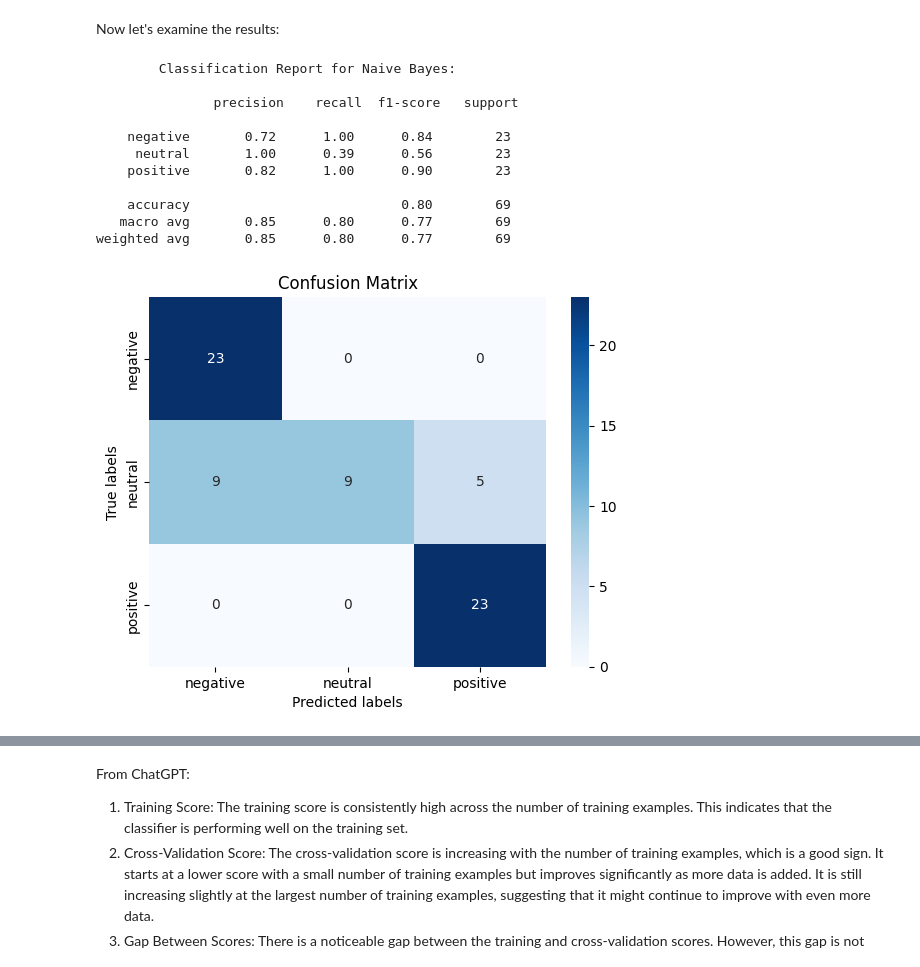
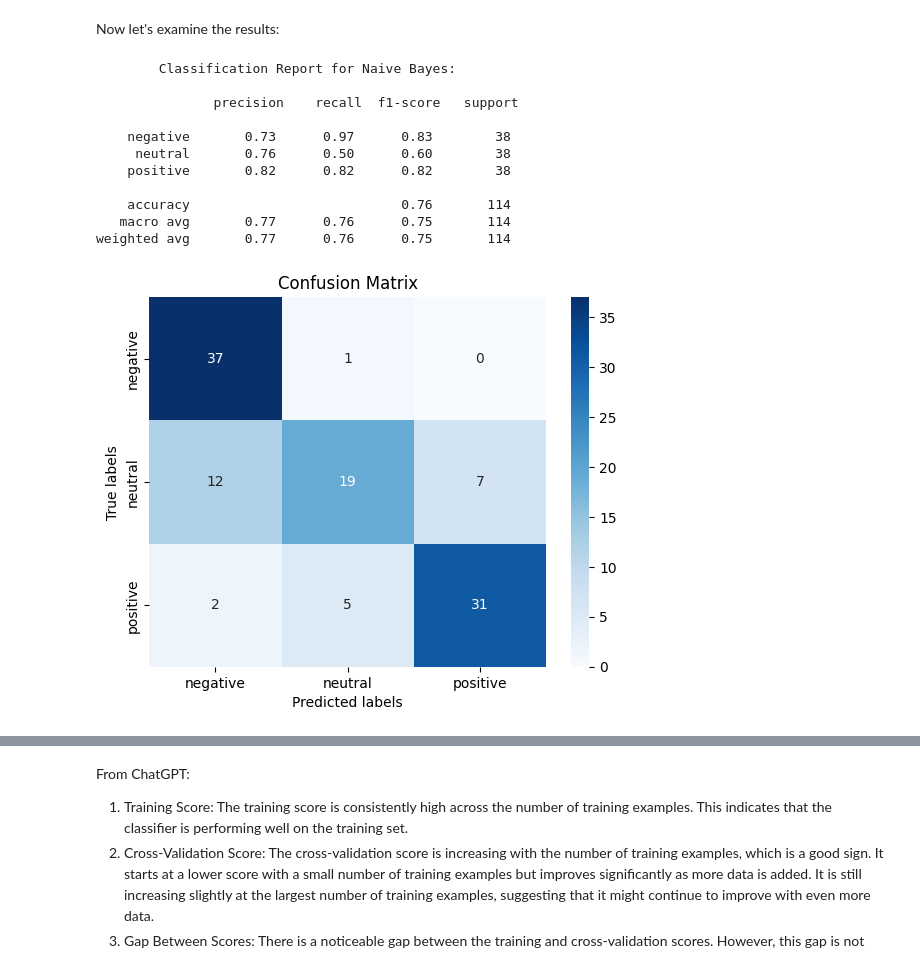
Before and after one commit to andreaseno/TwitterAnalysis, a Jupyter notebook: SentimentAnalysis.ipynb, the cells around one changed output, grey strips where cells are left out. Saved outputs shown, nothing was run; the diff lists cells and outputs as text; code cells hidden in the pictures.

```diff
--- a/SentimentAnalysis.ipynb
+++ b/SentimentAnalysis.ipynb
@@ -302,10 +218,5 @@ As you can see, there are 3 empty tweets after cleaning, and there are 1,827 tot
 # %%
-print(f'Total training rows before removing: {MultiClassTrain.shape[0]}')
-print(f'Total testing rows before removing: {MultiClassTest.shape[0]}')
-
-MultiClassTrain = MultiClassTrain[MultiClassTrain["text_len"] > text_len_threshhold]
-MultiClassTest = MultiClassTest[MultiClassTest["text_len"] > text_len_threshhold]
-
-print(f'Total training rows after removing: {MultiClassTrain.shape[0]}')
-print(f'Total testing rows after removing: {MultiClassTest.shape[0]}')
+print(f'Total rows before removing: {data.shape[0]}')
+data = data[data["text_len"] > text_len_threshhold]
+print(f'Total rows after removing: {data.shape[0]}')
 # %% [output]
@@ -361,7 +268,7 @@ Name: count, dtype: int64
 As you can see, the classes are biased towards class 2 (positive). I will use Oversampling to balance the data.
 # %%
 ros = RandomOverSampler()
-train_x, train_y = ros.fit_resample(np.array(MultiClassTest['cleaned_text']).reshape(-1, 1), np.array(MultiClassTest['target']).reshape(-1, 1))
+train_x, train_y = ros.fit_resample(np.array(data['cleaned_text']).reshape(-1, 1), np.array(data['target']).reshape(-1, 1))
 train_os = pd.DataFrame(list(zip([x[0] for x in train_x], train_y)), columns = ['cleaned_text', 'sentiment'])
 train_os['sentiment'].value_counts()
 # %% [output]
@@ -378,10 +285,12 @@ Now I will train a Naive Bayes Classifier as a baseline model to compare against
 X = train_os['cleaned_text'].values
 y = train_os['sentiment'].values
 
-X_train, X_valid, y_train, y_valid = train_test_split(X, y, test_size=0.1, stratify=y, random_state=42)
+# First split: 70% train, 30% temporary (to be split into validation and test)
+X_train, X_temp, y_train, y_temp = train_test_split(X, y, test_size=0.3, stratify=y, random_state=42)
 
-X_test = MultiClassTest['cleaned_text'].values
-y_test = MultiClassTest['target'].values
+# Second split: Split the 30% temporary data into 15% validation and 15% test
+X_valid, X_test, y_valid, y_test = train_test_split(X_temp, y_temp, test_size=0.5, stratify=y_temp, random_state=42)
+
 
 y_train_le = y_train.copy()
 y_valid_le = y_valid.copy()
@@ -390,17 +299,17 @@ y_test_le = y_test.copy()
 encoder = preprocessing.OneHotEncoder()
 y_train = encoder.fit_transform(np.array(y_train).reshape(-1, 1))
 y_valid = encoder.fit_transform(np.array(y_valid).reshape(-1, 1))
-y_test = encoder.fit_transform(np.array(y_test).reshape(-1, 1)).toarray()
+y_test = encoder.fit_transform(np.array(y_test).reshape(-1, 1))
 
 clf = CountVectorizer()
 X_train_cv =  clf.fit_transform(X_train)
+X_valid_cv = clf.transform(X_valid)
 X_test_cv = clf.transform(X_test)
-X_valid_cv = clf.transform(X_valid)
 
 tf_transformer = TfidfTransformer(use_idf=True).fit(X_train_cv)
 X_train_tf = tf_transformer.transform(X_train_cv)
+X_valid_tf = tf_transformer.transform(X_valid_cv)
 X_test_tf = tf_transformer.transform(X_test_cv)
-X_valid_tf = tf_transformer.transform(X_valid_cv)
 
 nb_clf = MultinomialNB()
 nb_clf.fit(X_train_tf, y_train_le)
@@ -417,29 +326,29 @@ Cross-validated scores: [0.77235772 0.74796748 0.79508197 0.75409836 0.7295082 ]
 Now let's examine the results:
 # %%
 
-nb_pred = nb_clf.predict(X_valid_tf)
-print('\tClassification Report for Naive Bayes:\n\n',classification_report(y_valid_le,nb_pred, target_names=['negative', 'neutral', 'positive']))
+nb_pred = nb_clf.predict(X_test_tf)
+print('\tClassification Report for Naive Bayes:\n\n',classification_report(y_test_le,nb_pred, target_names=['negative', 'neutral', 'positive']))
 # %% [output]
         Classification Report for Naive Bayes:
 
                precision    recall  f1-score   support
 
-    negative       0.72      1.00      0.84        23
-     neutral       1.00      0.39      0.56        23
-    positive       0.82      1.00      0.90        23
+    negative       0.73      0.97      0.83        38
+     neutral       0.76      0.50      0.60        38
+    positive       0.82      0.82      0.82        38
 
-    accuracy                           0.80        69
-   macro avg       0.85      0.80      0.77        69
-weighted avg       0.85      0.80      0.77        69
+    accuracy                           0.76       114
+   macro avg       0.77      0.76      0.75       114
+weighted avg       0.77      0.76      0.75       114
 # %%
-cm = confusion_matrix(y_valid_le, nb_pred)
+cm = confusion_matrix(y_test_le, nb_pred)
 sns.heatmap(cm, annot=True, fmt="d", cmap="Blues", xticklabels=['negative', 'neutral', 'positive'], yticklabels=['negative', 'neutral', 'positive'])
 plt.xlabel('Predicted labels')
 plt.ylabel('True labels')
 plt.title('Confusion Matrix')
 plt.show()
 # %% [output]
-[figure, old version]
+[figure, new version]
 # %%
 from sklearn.model_selection import learning_curve
 
```
Also changed, not shown: parts of 35 cells of this notebook, 3 other files.
